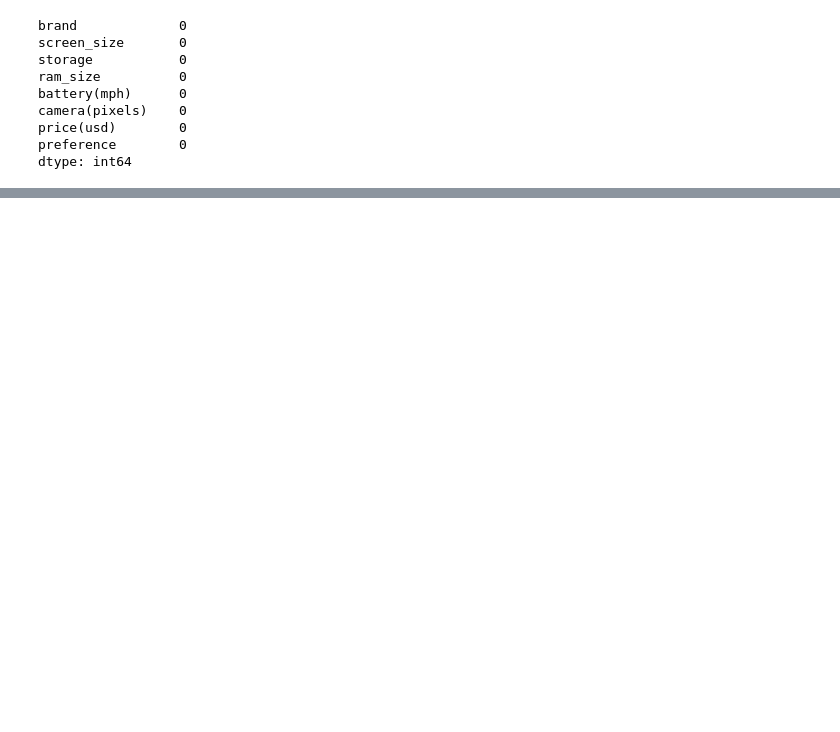
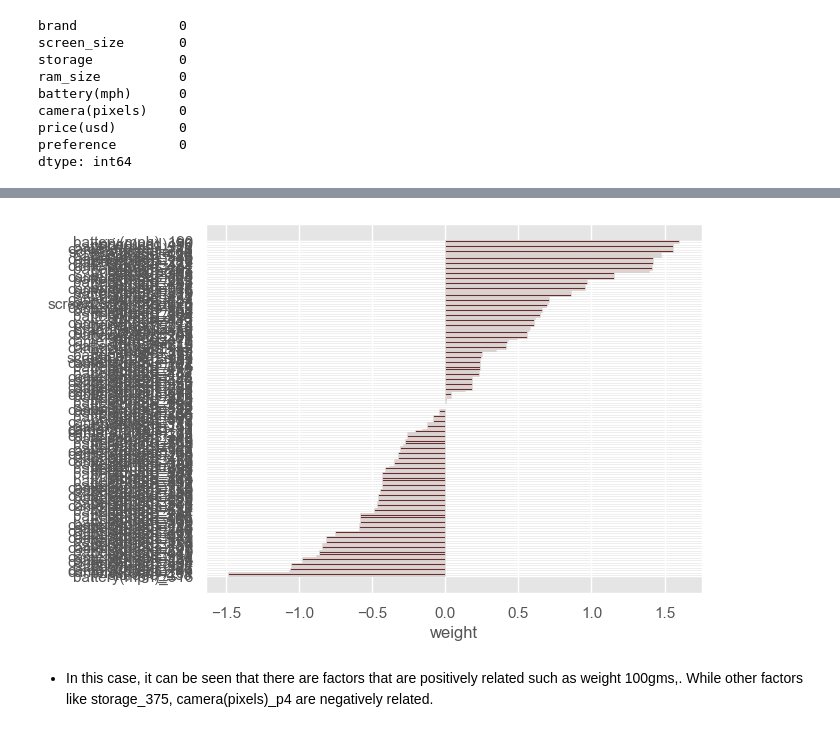
Before and after one commit to kudzaiprichard/smartphone-conjoint-analysis, a Jupyter notebook: conjoint_analysis.ipynb, the cells around one changed output, grey strips where cells are left out. Saved outputs shown, nothing was run; the diff lists cells and outputs as text; code cells hidden in the pictures; blank space fills up the shorter version.

```diff
--- a/conjoint_analysis.ipynb
+++ b/conjoint_analysis.ipynb
@@ -127,0 +132,4 @@ sns.heatmap(smartphones_corr, annot=True)
+# %%
+smartphones_dum = pd.get_dummies(smartphones.iloc[:,:-1], columns=smartphones.iloc[:,:-1].columns)
+smartphones_dum = smartphones_dum.astype(int)
+smartphones_dum.head(20)
@@ -127,0 +157,3 @@ sns.heatmap(smartphones_corr, annot=True)
+# %%
+main_effects_model_fit = sm.OLS(smartphones.preference.astype(int), sm.add_constant(smartphones_dum))
+result = main_effects_model_fit.fit()
@@ -127,0 +196,5 @@ sns.heatmap(smartphones_corr, annot=True)
+# %%
+data_res = pd.DataFrame({'name': result.params.keys(),
+                         'weight': result.params.values,
+                         'p_val': result.pvalues})
+data_res = data_res[1:]
@@ -127,0 +217,6 @@ sns.heatmap(smartphones_corr, annot=True)
+# %%
+# If the significance level is 5%, it can be seen that all the factors are not statistically significant.
+# data_res['abs_weight'] = np.abs(data_res['weight'])
+data_res = data_res.sort_values(by='weight')
+data = data_res.head(200)
+data
@@ -127,0 +241,10 @@ sns.heatmap(smartphones_corr, annot=True)
+# %%
+xbar = np.arange(len(data['weight']))
+plt.barh(xbar, data['weight'], color = "#682F2F")
+plt.yticks(xbar, labels=data['name'])
+plt.xlabel('weight')
+plt.show()
+# %% [output]
+[figure, added]
+# %% [markdown]
+* In this case, it can be seen that there are factors that are positively related such as weight 100gms,. While other factors like storage_375, camera(pixels)_p4 are negatively related.
```
Also changed, not shown: parts of 16 cells of this notebook.
